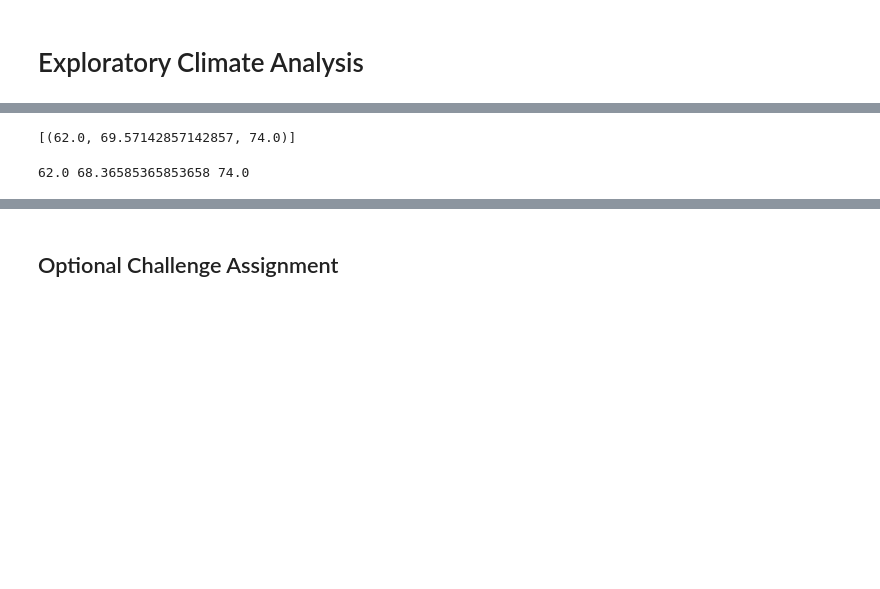
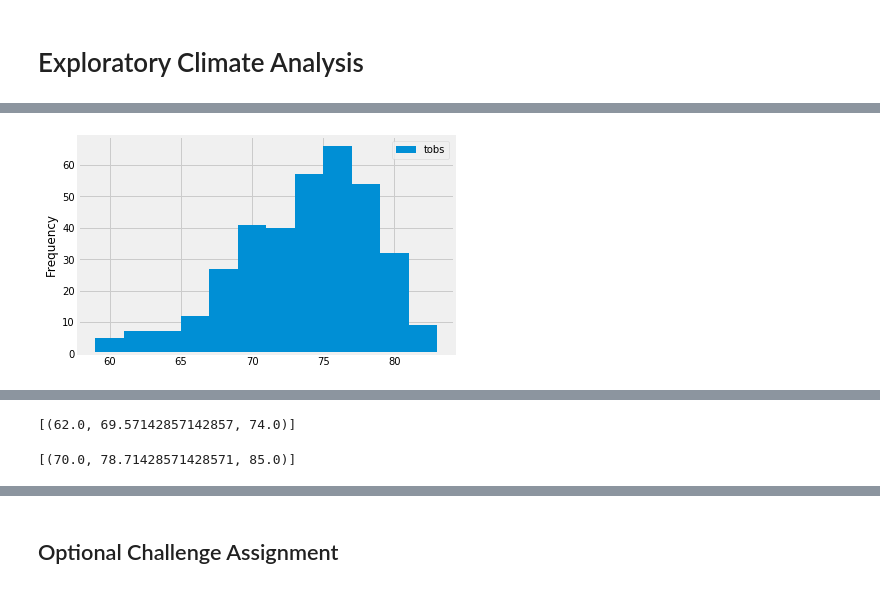
Before and after one commit to agstngnz/python-challenge, a Jupyter notebook: SQLAlchemy Hawaii Climate/climate_starter.ipynb, the cells around one changed output, grey strips where cells are left out. Drawn from its saved outputs; the diff is of its cells as text; code cells hidden in the pictures; blank space fills up the shorter version.

```diff
--- a/SQLAlchemy Hawaii Climate/climate_starter.ipynb
+++ b/SQLAlchemy Hawaii Climate/climate_starter.ipynb
@@ -174,0 +278,7 @@ df.describe()
+# %%
+results_tobs = session.query(Measurement.date, Measurement.tobs).\
+            filter(Measurement.station == "USC00519281").\
+            filter(Measurement.date>='2016-08-18', Measurement.date<='2017-08-18').\
+            order_by(Measurement.date).all()
+for result in results_tobs[:10]:
+    print(result)
@@ -174,0 +296,4 @@ df.describe()
+# %%
+df_tobs = pd.DataFrame(results_tobs, columns=['date', 'tobs'])
+df_tobs.set_index('date', inplace=True)
+df_tobs.head(10)
@@ -175,3 +313,8 @@ df.describe()
+# %%
+df_tobs.plot(kind="hist",bins=12)
+plt.show()
+# %% [output]
+[figure, added]
 # %% [markdown]
 ![precipitation](Images/station-histogram.png)
 # %%
@@ -198,8 +341,11 @@ print(calc_temps('2012-02-28', '2012-03-05'))
 # %%
 # Use your previous function `calc_temps` to calculate the tmin, tavg, and tmax
 # for your trip using the previous year's data for those same dates.
+
+trip = calc_temps('2017-08-10', '2017-08-23')
+trip
 # %% [output]
-62.0 68.36585365853658 74.0
+[(70.0, 78.71428571428571, 85.0)]
 # %%
 # Plot the results from your previous query as a bar chart.
 # Use "Trip Avg Temp" as your Title
```
Also changed, not shown: parts of 46 cells of this notebook.
